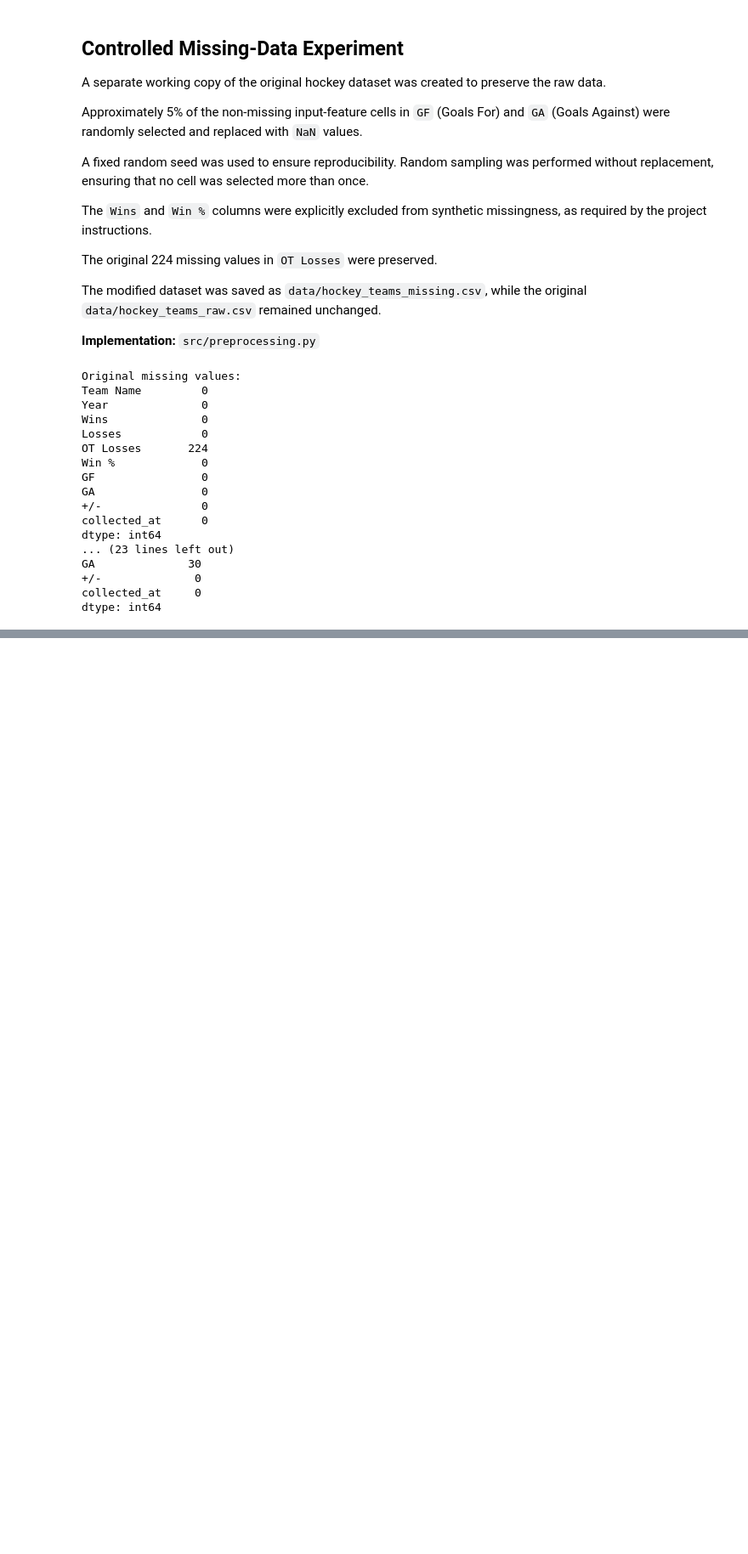
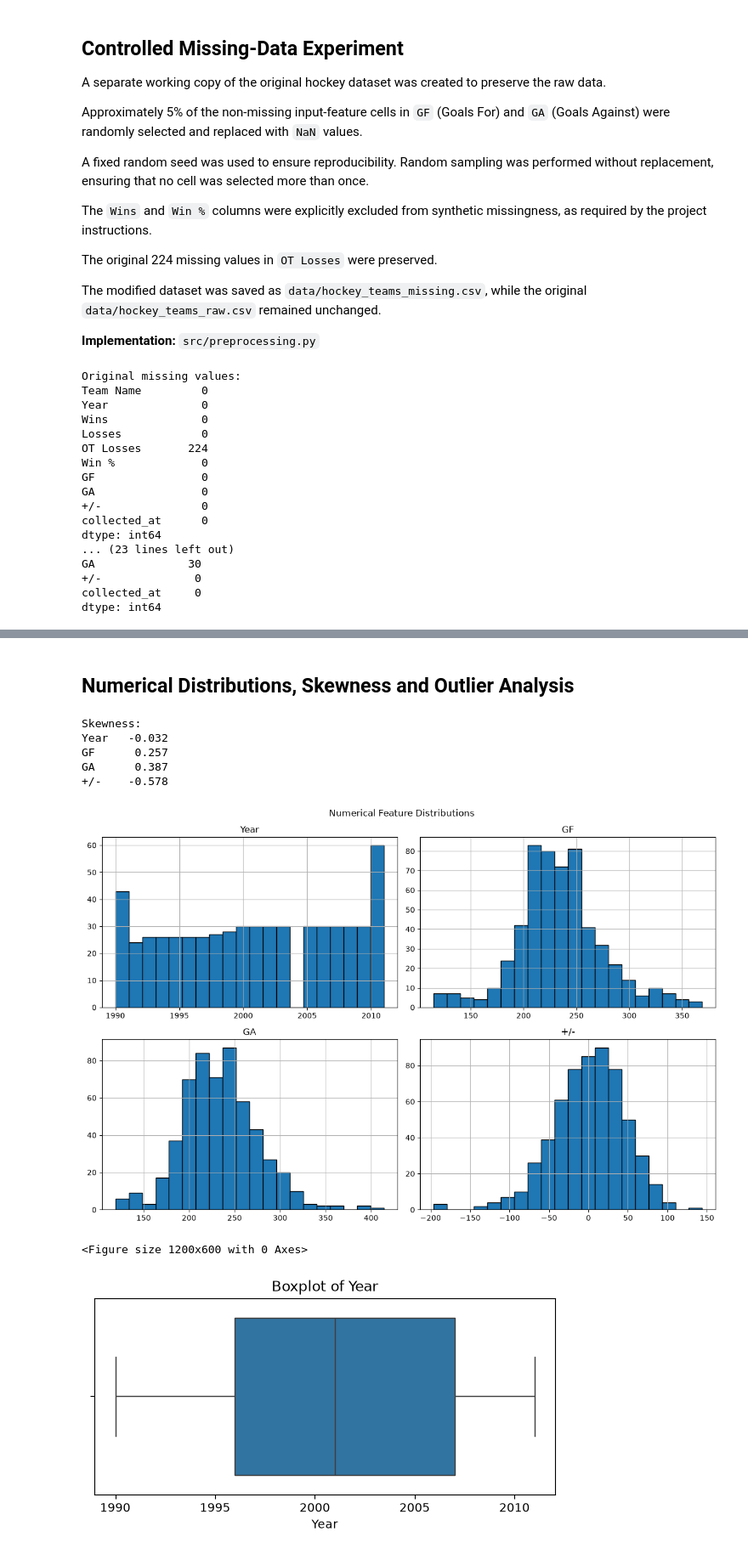
Before and after one commit to Maazakhann/Hockey-Team-Performance-Analysis, a Jupyter notebook: notebooks/03_classification.ipynb, the cells around one changed output, grey strips where cells are left out. Shown at 85% size. Cells and saved outputs as stored; diff of their text form; code cells hidden in the pictures; blank space fills up the shorter version.

Commit message:
feat: add data quality skewness and IQR outlier analysis

```diff
--- a/notebooks/03_classification.ipynb
+++ b/notebooks/03_classification.ipynb
@@ -51,0 +106,42 @@ dtype: int64
+# %% [markdown]
+## Numerical Distributions, Skewness and Outlier Analysis
+# %%
+import pandas as pd
+import matplotlib.pyplot as plt
+import seaborn as sns
+
+df = pd.read_csv("../data/hockey_teams_missing.csv")
+
+# Numerical features relevant to classification
+numeric_cols = ["Year", "GF", "GA", "+/-"]
+
+# Calculate skewness
+print("Skewness:")
+print(df[numeric_cols].skew().round(3).to_string())
+
+# Create histograms
+df[numeric_cols].hist(
+    bins=20,
+    figsize=(12, 8), #Sets the overall figure dimensions to 12 inches wide and 8 inches tall.
+    edgecolor="black"
+)
+
+plt.suptitle("Numerical Feature Distributions")
+plt.tight_layout() #Adjusts spacing so that chart titles, axis labels and plots are less likely to overlap.
+plt.show()
+plt.figure(figsize=(12, 6))
+
+for col in numeric_cols:
+    plt.figure(figsize=(7, 3))
+    sns.boxplot(x=df[col])
+    plt.title(f"Boxplot of {col}")
+    plt.show()
+# %% [output]
+Skewness:
+Year   -0.032
+GF      0.257
+GA      0.387
++/-    -0.578
+[figure, added]
+<Figure size 1200x600 with 0 Axes>
+[figure, added]
```
Also changed, not shown: parts of 7 cells of this notebook.
